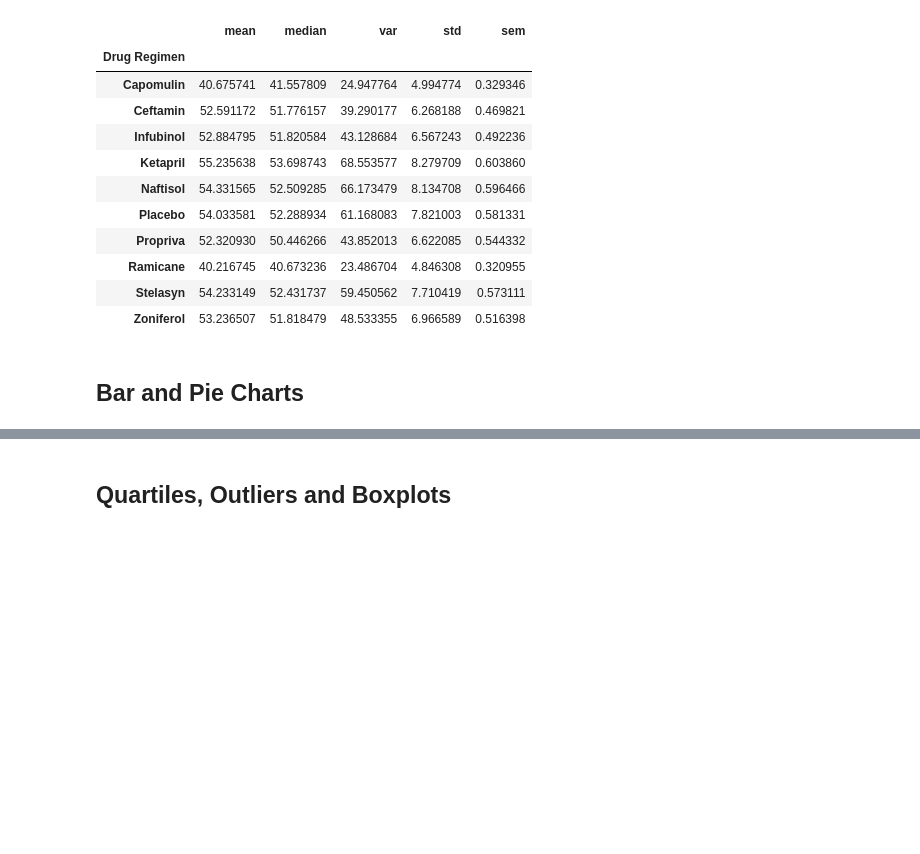
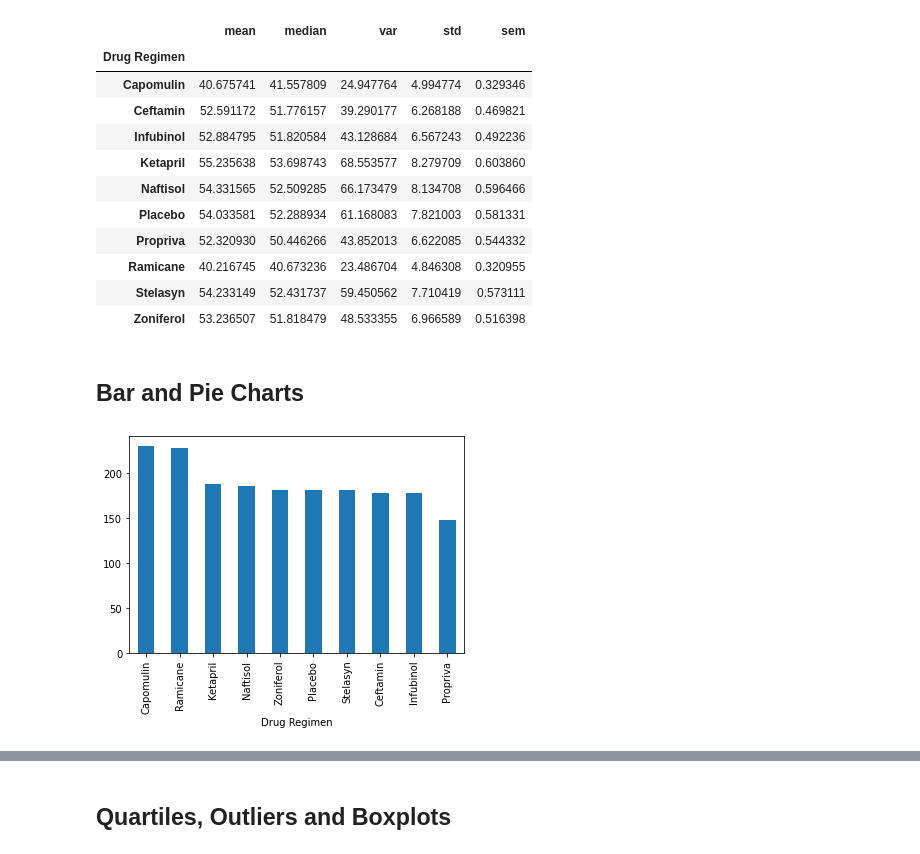
Before and after one commit to Dortilla/MatPlotLibChallenge, a Jupyter notebook: Pymaceuticals/pymaceuticals_starter.ipynb, the cells around one changed output, grey strips where cells are left out. Cells and saved outputs as stored; diff of their text form; code cells hidden in the pictures; blank space fills up the shorter version.

Commit message:
Completed Bar and Pie Charts; Began Quartiles, Outliers and Boxplots

```diff
--- a/Pymaceuticals/pymaceuticals_starter.ipynb
+++ b/Pymaceuticals/pymaceuticals_starter.ipynb
@@ -145,5 +144,10 @@ tumorvolume_df2
 ## Bar and Pie Charts
 # %%
 # Generate a bar plot showing the total number of timepoints for all mice tested for each drug regimen using Pandas.
+timepoint= cleaned_df_v2.groupby(['Drug Regimen'])['Timepoint'].count() # Groupby counting each drug regimen
+timepoint.sort_values(ascending=False).plot.bar() # Plot bar chart and sort values in descending order
+plt.show()
+# %% [output]
+[figure, added]
 # %%
 # Generate a bar plot showing the total number of timepoints for all mice tested for each drug regimen using pyplot.
```
Also changed, not shown: parts of 7 cells of this notebook.
